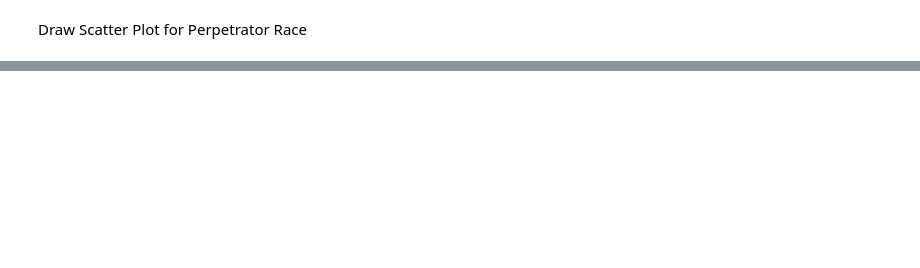
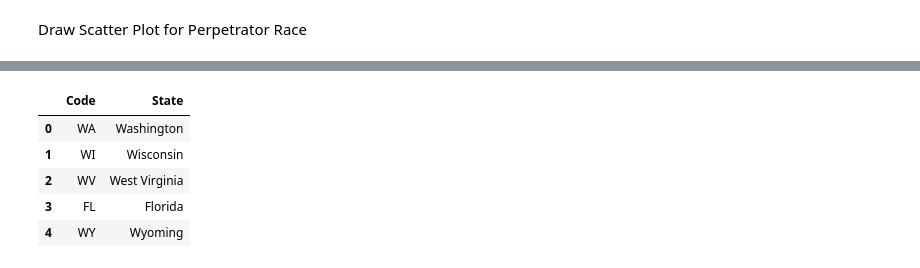
Before and after one commit to ashwin53/HomicideReport, a Jupyter notebook: HomicideReportVisualization.ipynb, the cells around one changed output, grey strips where cells are left out. Drawn from its saved outputs; the diff is of its cells as text; code cells hidden in the pictures; blank space fills up the shorter version.

```diff
--- a/HomicideReportVisualization.ipynb
+++ b/HomicideReportVisualization.ipynb
@@ -487,0 +223,73 @@ plt.show()
+# %%
+states_abbrev = {
+        'AK': 'Alaska',
+        'AL': 'Alabama',
+        'AR': 'Arkansas',
+        'AS': 'American Samoa',
+        'AZ': 'Arizona',
+        'CA': 'California',
+        'CO': 'Colorado',
+        'CT': 'Connecticut',
+        'DC': 'District of Columbia',
+        'DE': 'Delaware',
+        'FL': 'Florida',
+        'GA': 'Georgia',
+        'GU': 'Guam',
+        'HI': 'Hawaii',
+        'IA': 'Iowa',
+        'ID': 'Idaho',
+        'IL': 'Illinois',
+        'IN': 'Indiana',
+        'KS': 'Kansas',
+        'KY': 'Kentucky',
+        'LA': 'Louisiana',
+        'MA': 'Massachusetts',
+        'MD': 'Maryland',
+        'ME': 'Maine',
+        'MI': 'Michigan',
+        'MN': 'Minnesota',
+        'MO': 'Missouri',
+        'MP': 'Northern Mariana Islands',
+        'MS': 'Mississippi',
+        'MT': 'Montana',
+        'NA': 'National',
+        'NC': 'North Carolina',
+        'ND': 'North Dakota',
+        'NE': 'Nebraska',
+        'NH': 'New Hampshire',
+        'NJ': 'New Jersey',
+        'NM': 'New Mexico',
+        'NV': 'Nevada',
+        'NY': 'New York',
+        'OH': 'Ohio',
+        'OK': 'Oklahoma',
+        'OR': 'Oregon',
+        'PA': 'Pennsylvania',
+        'PR': 'Puerto Rico',
+        'RI': 'Rhode Island',
+        'SC': 'South Carolina',
+        'SD': 'South Dakota',
+        'TN': 'Tennessee',
+        'TX': 'Texas',
+        'UT': 'Utah',
+        'VA': 'Virginia',
+        'VI': 'Virgin Islands',
+        'VT': 'Vermont',
+        'WA': 'Washington',
+        'WI': 'Wisconsin',
+        'WV': 'West Virginia',
+        'WY': 'Wyoming'
+}
+
+state_abb_df = pd.DataFrame()
+state_abb_df['Code'] = states_abbrev.keys()
+state_abb_df['State'] = states_abbrev.values()
+
+state_abb_df. head()
+# %% [output]
+|  | Code | State |
+| 0 | WA | Washington |
+| 1 | WI | Wisconsin |
+| 2 | WV | West Virginia |
+| 3 | FL | Florida |
+| 4 | WY | Wyoming |
```
Also changed, not shown: parts of 27 cells of this notebook, 1 other file.
